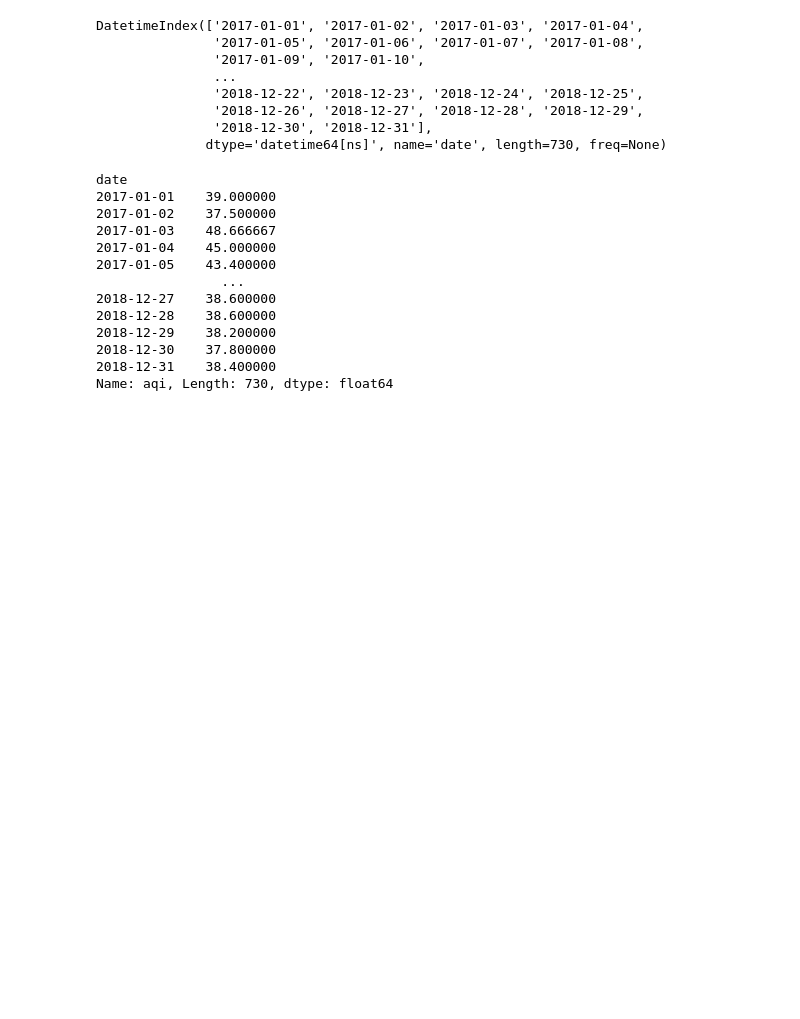
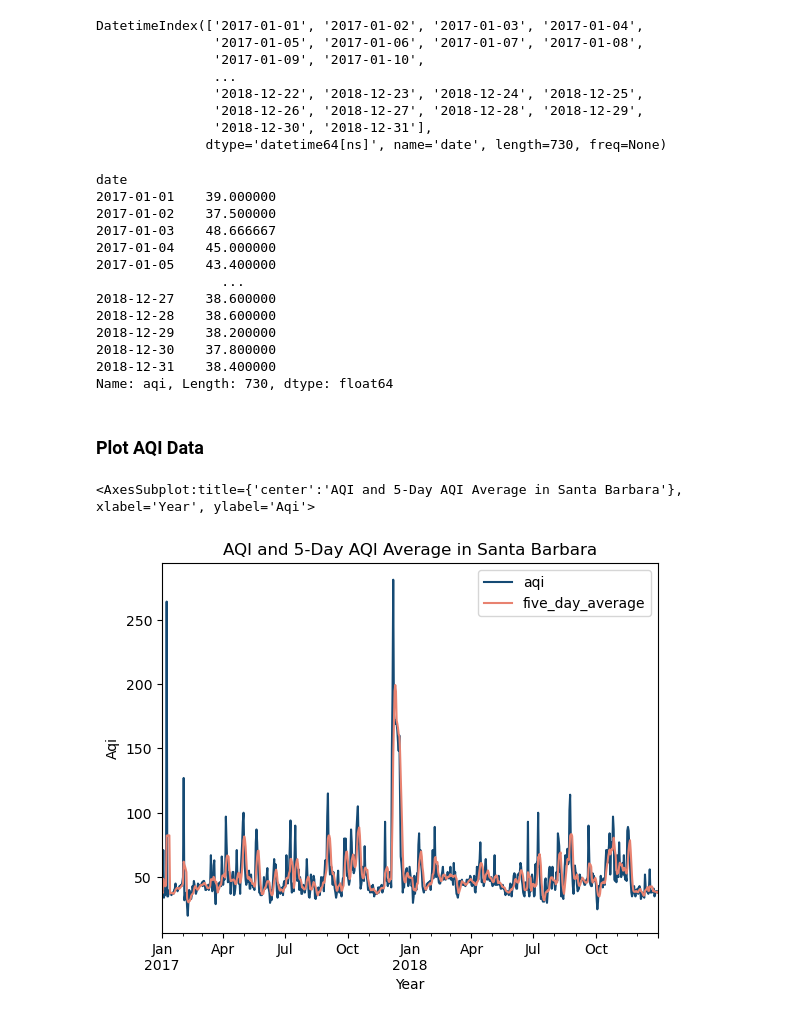
Before and after one commit to kristinaglass/presentation-ready-repo, a Jupyter notebook: thomas_fire_analysis.ipynb, the cells around one changed output. Saved outputs shown, nothing was run; the diff lists cells and outputs as text; code cells hidden in the pictures; blank space fills up the shorter version.

Commit message:
create aqi plot

```diff
--- a/thomas_fire_analysis.ipynb
+++ b/thomas_fire_analysis.ipynb
@@ -141,3 +141,20 @@ Name: aqi, Length: 730, dtype: float64
 # %%
 # adding five day average column
 aqi_sb['five_day_average'] = aqi_sb.aqi.rolling('5D').mean()
+# %% [markdown]
+### Plot AQI Data
+# %%
+#Plotting AQI and 5 Day Average
+#Leave x input blank to plot over the index (date index)
+aqi_sb.plot(
+        y= ['aqi', 'five_day_average'], #allows for aqi and 5-day-average to be on same plot
+        title = 'AQI and 5-Day AQI Average in Santa Barbara',
+        xlabel='Year',
+        ylabel='Aqi',
+        color = {'aqi':'#154a74',
+                 'five_day_average': '#e88270'
+                 }
+        )
+# %% [output]
+<AxesSubplot:title={'center':'AQI and 5-Day AQI Average in Santa Barbara'}, xlabel='Year', ylabel='Aqi'>
+[figure, added]
```
